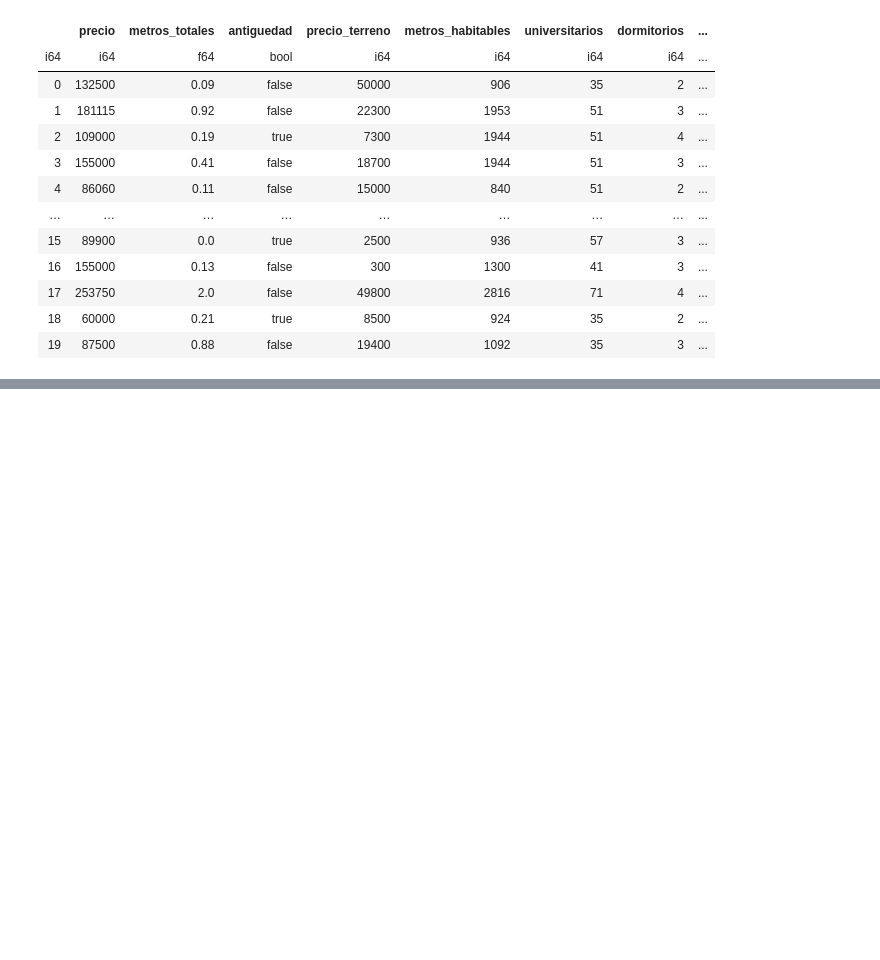
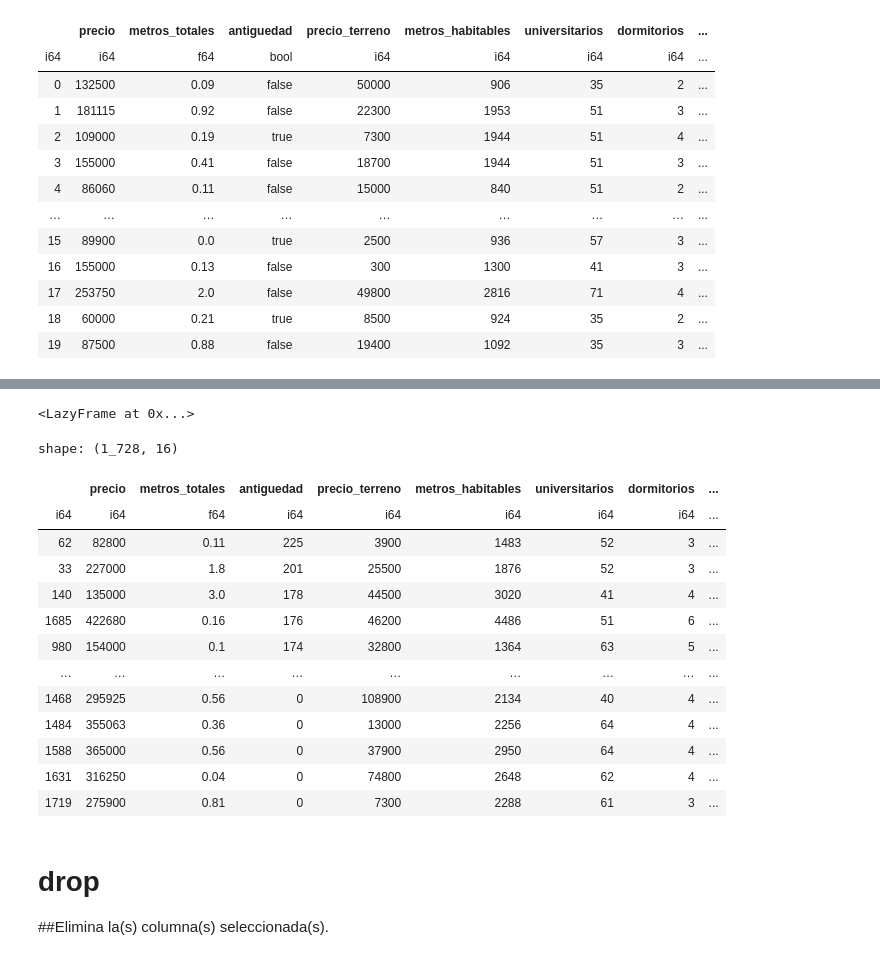
Before and after one commit to Viny2030/colabs, a Jupyter notebook: Lazy_Frames.ipynb, the cells around one changed output, grey strips where cells are left out. Drawn from its saved outputs; the diff is of its cells as text; code cells hidden in the pictures; blank space fills up the shorter version.

```diff
--- a/Lazy_Frames.ipynb
+++ b/Lazy_Frames.ipynb
@@ -491,0 +803,26 @@ shape: (20, 16)
+# %%
+# Now sort by 'antiguedad' in descending order, placing nulls last.
+result = df.sort(by=['antiguedad'], descending=[True], nulls_last=True)
+result
+# %% [output]
+<LazyFrame at 0x...>
+# %%
+result.collect()
+# %% [output]
+shape: (1_728, 16)
+|  | precio | metros_totales | antiguedad | precio_terreno | metros_habitables | universitarios | dormitorios | ... |
+| i64 | i64 | f64 | i64 | i64 | i64 | i64 | i64 | ... |
+| 62 | 82800 | 0.11 | 225 | 3900 | 1483 | 52 | 3 | ... |
+| 33 | 227000 | 1.8 | 201 | 25500 | 1876 | 52 | 3 | ... |
+| 140 | 135000 | 3.0 | 178 | 44500 | 3020 | 41 | 4 | ... |
+| 1685 | 422680 | 0.16 | 176 | 46200 | 4486 | 51 | 6 | ... |
+| 980 | 154000 | 0.1 | 174 | 32800 | 1364 | 63 | 5 | ... |
+| … | … | … | … | … | … | … | … | ... |
+| 1468 | 295925 | 0.56 | 0 | 108900 | 2134 | 40 | 4 | ... |
+| 1484 | 355063 | 0.36 | 0 | 13000 | 2256 | 64 | 4 | ... |
+| 1588 | 365000 | 0.56 | 0 | 37900 | 2950 | 64 | 4 | ... |
+| 1631 | 316250 | 0.04 | 0 | 74800 | 2648 | 62 | 4 | ... |
+| 1719 | 275900 | 0.81 | 0 | 7300 | 2288 | 61 | 3 | ... |
+# %% [markdown]
+# **drop**
+##Elimina la(s) columna(s) seleccionada(s).
```
Also changed, not shown: parts of 71 cells of this notebook.
